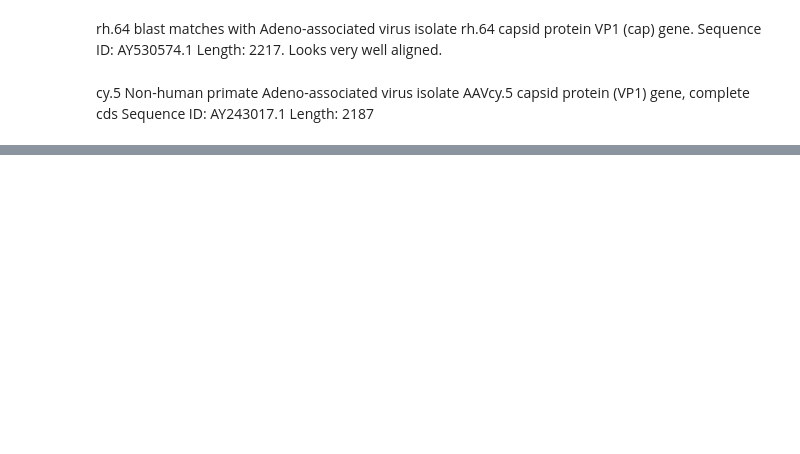
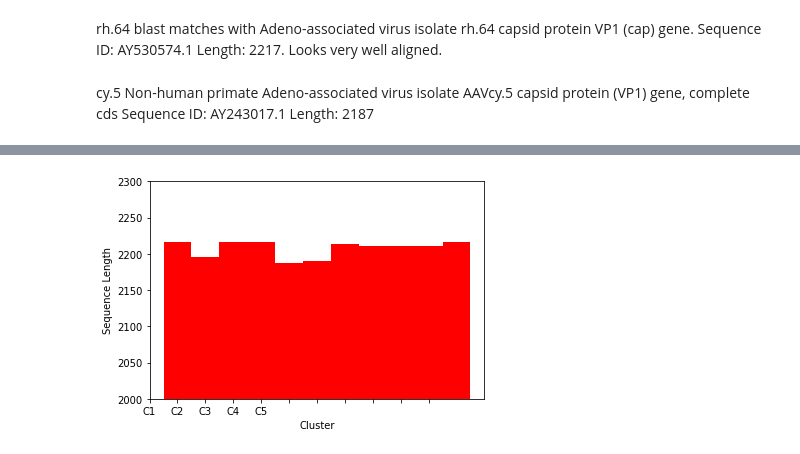
Before and after one commit to nathan2wong/computational_biology_BioE131, a Jupyter notebook: lab2/lab2phylo.ipynb, the cells around one changed output, grey strips where cells are left out. Saved outputs shown, nothing was run; the diff lists cells and outputs as text; code cells hidden in the pictures; blank space fills up the shorter version.

```diff
--- a/lab2/lab2phylo.ipynb
+++ b/lab2/lab2phylo.ipynb
@@ -59,0 +344,13 @@ AttributeError: 'generator' object has no attribute 'next'
+# %%
+import numpy as np
+
+plt.ylabel('Sequence Length')
+plt.xlabel('Cluster')
+plt.ylim(2000, 2300)
+plt.xlim(0,12)
+plt.xticks(np.arange(11), ('C1', 'C2', 'C3', 'C4', 'C5'))
+
+p1 = plt.bar([1,2,3,4,5,6,7,8,9,10,11], [np.mean(x)for x in seq_length], yerr=[np.std(x) for x in seq_length],  color="red", width = 1)
+plt.show()
+# %% [output]
+[figure, added]
```
Also changed, not shown: parts of 33 cells of this notebook, 2 other files.
